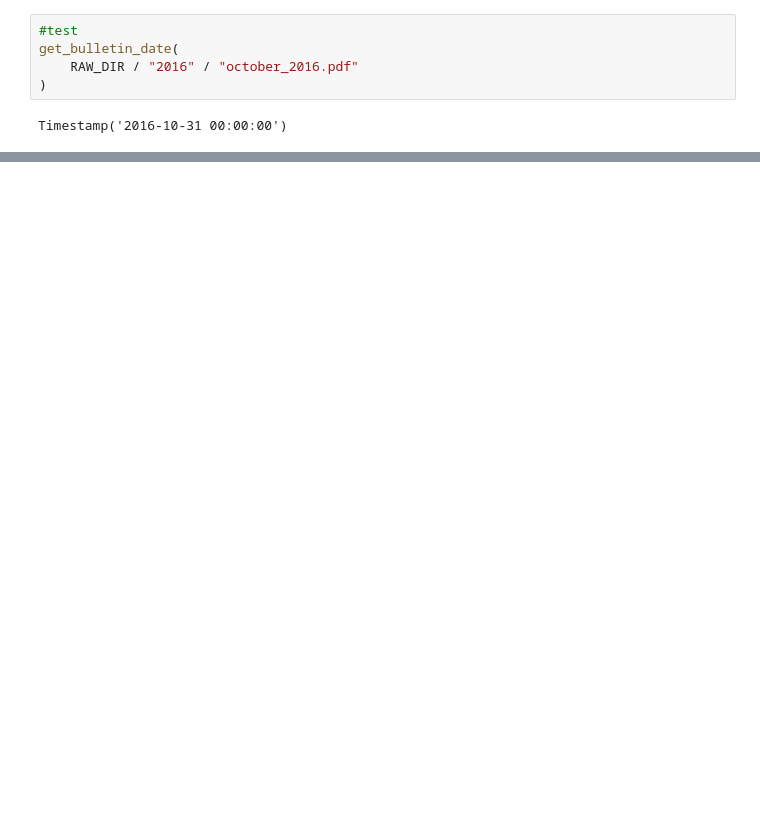
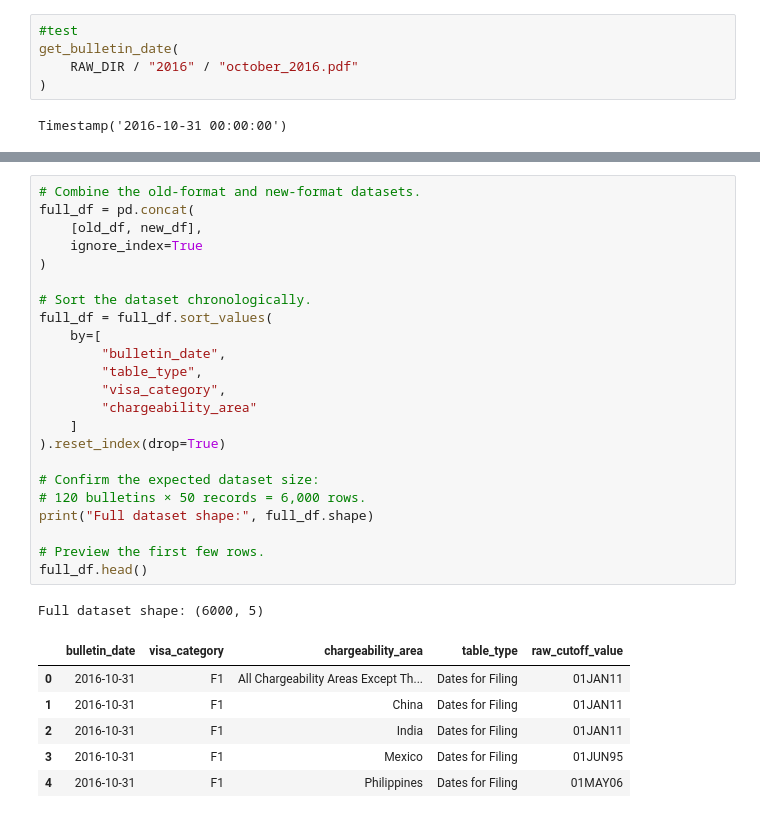
Before and after one commit to stak-k/visa-bulletin-project, a Jupyter notebook: notebooks/02_parse_visa_bulletins.ipynb, the cells around one changed output, grey strips where cells are left out. Drawn from its saved outputs; the diff is of its cells as text; blank space fills up the shorter version.

```diff
--- a/notebooks/02_parse_visa_bulletins.ipynb
+++ b/notebooks/02_parse_visa_bulletins.ipynb
@@ -226,0 +533,31 @@ pd.DataFrame(all_old_records)
+# %%
+# Combine the old-format and new-format datasets.
+full_df = pd.concat(
+    [old_df, new_df],
+    ignore_index=True
+)
+
+# Sort the dataset chronologically.
+full_df = full_df.sort_values(
+    by=[
+        "bulletin_date",
+        "table_type",
+        "visa_category",
+        "chargeability_area"
+    ]
+).reset_index(drop=True)
+
+# Confirm the expected dataset size:
+# 120 bulletins × 50 records = 6,000 rows.
+print("Full dataset shape:", full_df.shape)
+
+# Preview the first few rows.
+full_df.head()
+# %% [output]
+Full dataset shape: (6000, 5)
+|  | bulletin_date | visa_category | chargeability_area | table_type | raw_cutoff_value |
+| 0 | 2016-10-31 | F1 | All Chargeability Areas Except Th... | Dates for Filing | 01JAN11 |
+| 1 | 2016-10-31 | F1 | China | Dates for Filing | 01JAN11 |
+| 2 | 2016-10-31 | F1 | India | Dates for Filing | 01JAN11 |
+| 3 | 2016-10-31 | F1 | Mexico | Dates for Filing | 01JUN95 |
+| 4 | 2016-10-31 | F1 | Philippines | Dates for Filing | 01MAY06 |
```
Also changed, not shown: parts of 29 cells of this notebook, 2 other files.
